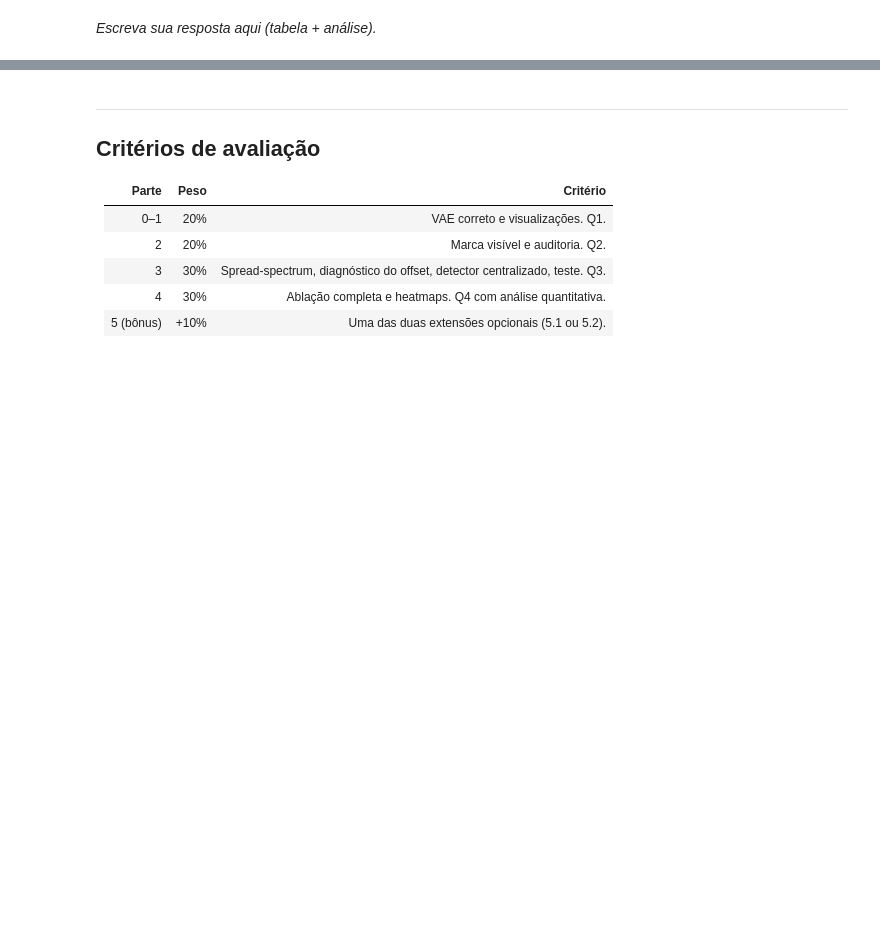
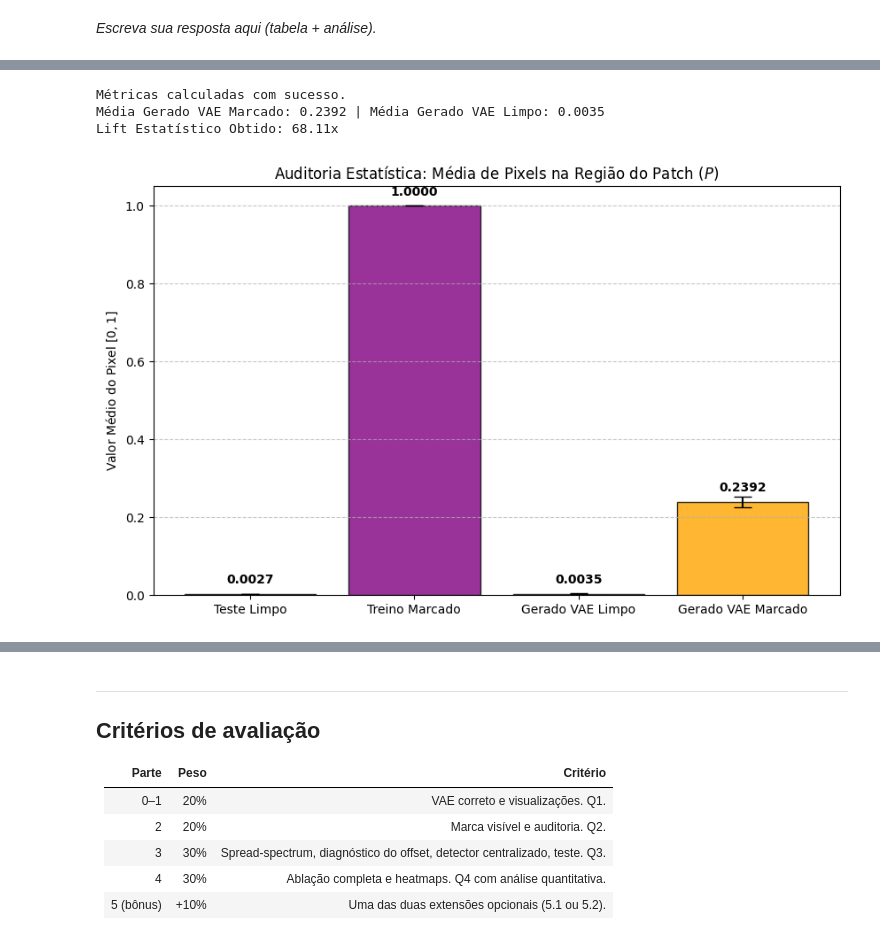
Before and after one commit to Heri-impatech/trabalho_III_ml2, a Jupyter notebook: trabalho_3/vae_watermark.ipynb, the cells around one changed output, grey strips where cells are left out. Cells and saved outputs as stored; diff of their text form; code cells hidden in the pictures; blank space fills up the shorter version.

```diff
--- a/trabalho_3/vae_watermark.ipynb
+++ b/trabalho_3/vae_watermark.ipynb
@@ -1564,0 +2046,71 @@ Em qual direção o $t$ se move quando o latente cresce? Explique o resultado em
+# %%
+def patch_mean(imgs: torch.Tensor) -> torch.Tensor:
+    # imgs tem o formato (N, 1, 28, 28)
+    # Seleciona a janela espacial [22:26, 22:26] e extrai a média ao longo das dimensões de canal e espaciais (dim=1, 2, 3)
+    return imgs[:, :, PATCH_ROW:PATCH_ROW+PATCH_SIZE, PATCH_COL:PATCH_COL+PATCH_SIZE].mean(dim=(1, 2, 3))
+
+# PREPARAÇÃO DOS DADOS PARA AUDITORIA QUANTITATIVA (N = 1000)
+N_AUDIT = 1000
+model_5_2.eval()
+vae_vis.eval()
+
+# Grupo 1: Imagens limpas do dataset de teste (primeiras 1000)
+# Coletando via sub-fatiamento do DataLoader ou indexação direta
+x_teste_limpo = torch.stack([test_ds[i][0] for i in range(N_AUDIT)]).to(device)
+
+# Grupo 2: Imagens marcadas do dataset de treino (primeiros 1000 índices marcados)
+indices_treino_marcados = sorted(list(vis_ds.watermarked_indices))[:N_AUDIT]
+x_treino_marcado = torch.stack([vis_ds[idx][0] for idx in indices_treino_marcados]).to(device)
+
+# Gerarando vetores latentes independentes para as amostras sintéticas
+with torch.no_grad():
+    z_audit = torch.randn(N_AUDIT, LATENT_DIM).to(device)
+    # Grupo 3: 1000 amostras geradas pelo VAE limpo
+    x_gen_limpo = model_5_2.decoder(z_audit)
+    # Grupo 4: 1000 amostras geradas pelo VAE marcado
+    x_gen_marcado = vae_vis.decoder(z_audit)
+
+# CÁLCULO DAS MÉTRICAS E ERRO PADRÃO
+grupos = {
+    "Teste Limpo": x_teste_limpo,
+    "Treino Marcado": x_treino_marcado,
+    "Gerado VAE Limpo": x_gen_limpo,
+    "Gerado VAE Marcado": x_gen_marcado
+}
+
+means = []
+stds = []
+
+for nome, tensores in grupos.items():
+    valores = patch_mean(tensores).cpu().numpy()
+    means.append(np.mean(valores))
+    # Erro padrão da média = desvio padrão / sqrt(N)
+    stds.append(np.std(valores) / np.sqrt(N_AUDIT))
+
+# PLOTAGEM DO GRÁFICO DE BARRAS EXIGIDO
+plt.figure(figsize=(10, 6))
+cores = ["gray", "purple", "lightgray", "orange"]
+bars = plt.bar(grupos.keys(), means, yerr=stds, capsize=7, color=cores, edgecolor="black", alpha=0.8)
+
+# Anotar os valores numéricos no topo de cada barra para servir de evidência na Q2
+for bar in bars:
+    yval = bar.get_height()
+    plt.text(bar.get_x() + bar.get_width()/2.0, yval + 0.02, f"{yval:.4f}", ha="center", va="bottom", fontweight="bold")
+
+plt.title("Auditoria Estatística: Média de Pixels na Região do Patch ($P$)")
+plt.ylabel("Valor Médio do Pixel $[0, 1]$")
+plt.grid(axis="y", linestyle="--", alpha=0.7)
+
+# Calcular o Lift (razão entre Gerado Marcado e Gerado Limpo)
+lift = means[3] / (means[2] if means[2] > 0 else 1e-6)
+print(f"Métricas calculadas com sucesso.")
+print(f"Média Gerado VAE Marcado: {means[3]:.4f} | Média Gerado VAE Limpo: {means[2]:.4f}")
+print(f"Lift Estatístico Obtido: {lift:.2f}x")
+
+plt.savefig(output_dir / "5.2_auditoria_estatistica_barras.png", dpi=150)
+plt.show()
+# %% [output]
+Métricas calculadas com sucesso.
+Média Gerado VAE Marcado: 0.2392 | Média Gerado VAE Limpo: 0.0035
+Lift Estatístico Obtido: 68.11x
+[figure, added]
```
Also changed, not shown: parts of 42 cells of this notebook, 24 other files.
